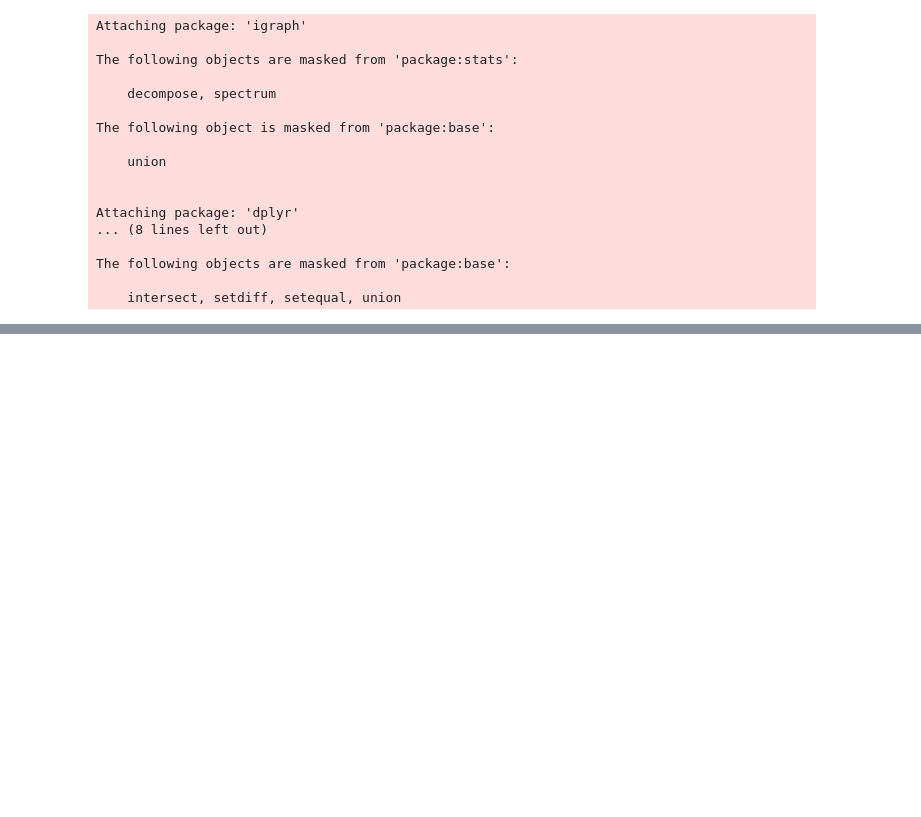
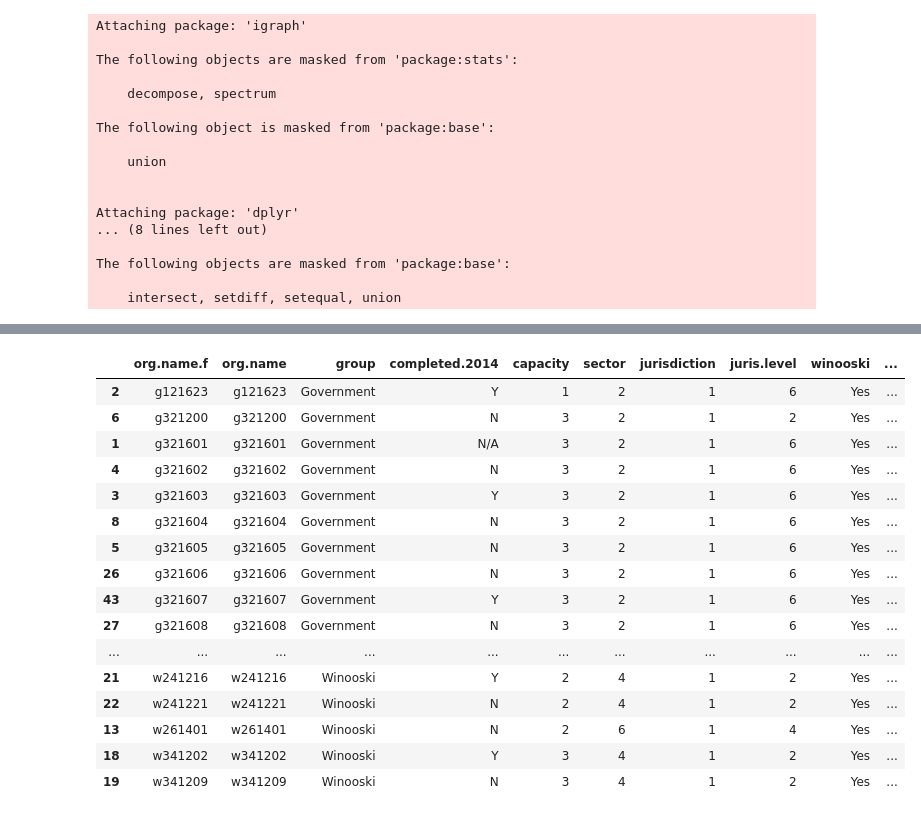
Before and after one commit to wmirecon/Visualizing_Gov_Nets, a Jupyter notebook: shiny/VGN-v2 25aug17/Testing Visualization Code for V2 of the App 25Aug17.ipynb, the cells around one changed output, grey strips where cells are left out. Cells and saved outputs as stored; diff of their text form; code cells hidden in the pictures; blank space fills up the shorter version.

Commit message:
v2: implement interactive network maps

```diff
--- a/shiny/VGN-v2 25aug17/Testing Visualization Code for V2 of the App 25Aug17.ipynb
+++ b/shiny/VGN-v2 25aug17/Testing Visualization Code for V2 of the App 25Aug17.ipynb
@@ -75 +103,24 @@ visNetwork(nodes,
+# %%
+# filter node list - used now to speed up testing by getting a smaller network
+# will later be used to select nodes for egonets and DM/AA/PT/AM selection
+nodes <- unique(head(org.list.bi.data[,c(1:9)],
+                     n = 50))
+# nodes <- unique(org.list.bi.data[,c(1:9)])
+
+# change numeric labels to text labels
+nodes$capacity.group <- capacity.labels[nodes$capacity]
+nodes$sector.group <- sector.labels[nodes$sector]
+nodes$juris.group <- juris.labels[nodes$jurisdiction]
+nodes$juris.level.group <- juris.level.labels[nodes$juris.level]
+
+# filter the edgelist based on the node selection
+el = is.el
+links <- filter_el(el = el,
+                   orgs = nodes[,1])
+
+# generate the igraph network (graph) object
+net <- graph.data.frame( links,
+                        directed = F,
+                        vertices = nodes
+                       )
 # %%
@@ -114,0 +170,20 @@ nl
+# %%
+# transfrom data to work in network3D library
+links.d3 <- links
+links.d3$from <- as.numeric(factor(links.d3$from)) - 1
+links.d3$to <- as.numeric(factor(links.d3$to)) - 1
+nodes.d3 <- cbind(org.name.f = factor(nodes$org.name, levels = nodes$org.name), nodes)
+
+forceNetwork(Links = links.d3,
+             Nodes = nodes.d3,
+             Source = "from",
+             Target = "to",
+             NodeID = "org.name",
+             Group = "sector.group",
+             Nodesize = "degree.x",
+             height = 400,
+             width = 600,
+             legend = T,
+             zoom = T,
+             fontSize = 12
+            )
@@ -114,0 +214,20 @@ nl
+# %%
+nodes.d3[order(nodes.d3$org.name),]
+# %% [output]
+|  | org.name.f | org.name | group | completed.2014 | capacity | sector | jurisdiction | juris.level | winooski | ... |
+| 2 | g121623 | g121623 | Government | Y | 1 | 2 | 1 | 6 | Yes | ... |
+| 6 | g321200 | g321200 | Government | N | 3 | 2 | 1 | 2 | Yes | ... |
+| 1 | g321601 | g321601 | Government | N/A | 3 | 2 | 1 | 6 | Yes | ... |
+| 4 | g321602 | g321602 | Government | N | 3 | 2 | 1 | 6 | Yes | ... |
+| 3 | g321603 | g321603 | Government | Y | 3 | 2 | 1 | 6 | Yes | ... |
+| 8 | g321604 | g321604 | Government | N | 3 | 2 | 1 | 6 | Yes | ... |
+| 5 | g321605 | g321605 | Government | N | 3 | 2 | 1 | 6 | Yes | ... |
+| 26 | g321606 | g321606 | Government | N | 3 | 2 | 1 | 6 | Yes | ... |
+| 43 | g321607 | g321607 | Government | Y | 3 | 2 | 1 | 6 | Yes | ... |
+| 27 | g321608 | g321608 | Government | N | 3 | 2 | 1 | 6 | Yes | ... |
+| ... | ... | ... | ... | ... | ... | ... | ... | ... | ... | ... |
+| 21 | w241216 | w241216 | Winooski | Y | 2 | 4 | 1 | 2 | Yes | ... |
+| 22 | w241221 | w241221 | Winooski | N | 2 | 4 | 1 | 2 | Yes | ... |
+| 13 | w261401 | w261401 | Winooski | N | 2 | 6 | 1 | 4 | Yes | ... |
+| 18 | w341202 | w341202 | Winooski | Y | 3 | 4 | 1 | 2 | Yes | ... |
+| 19 | w341209 | w341209 | Winooski | N | 3 | 4 | 1 | 2 | Yes | ... |
```
Also changed, not shown: parts of 13 cells of this notebook, 5 other files.
